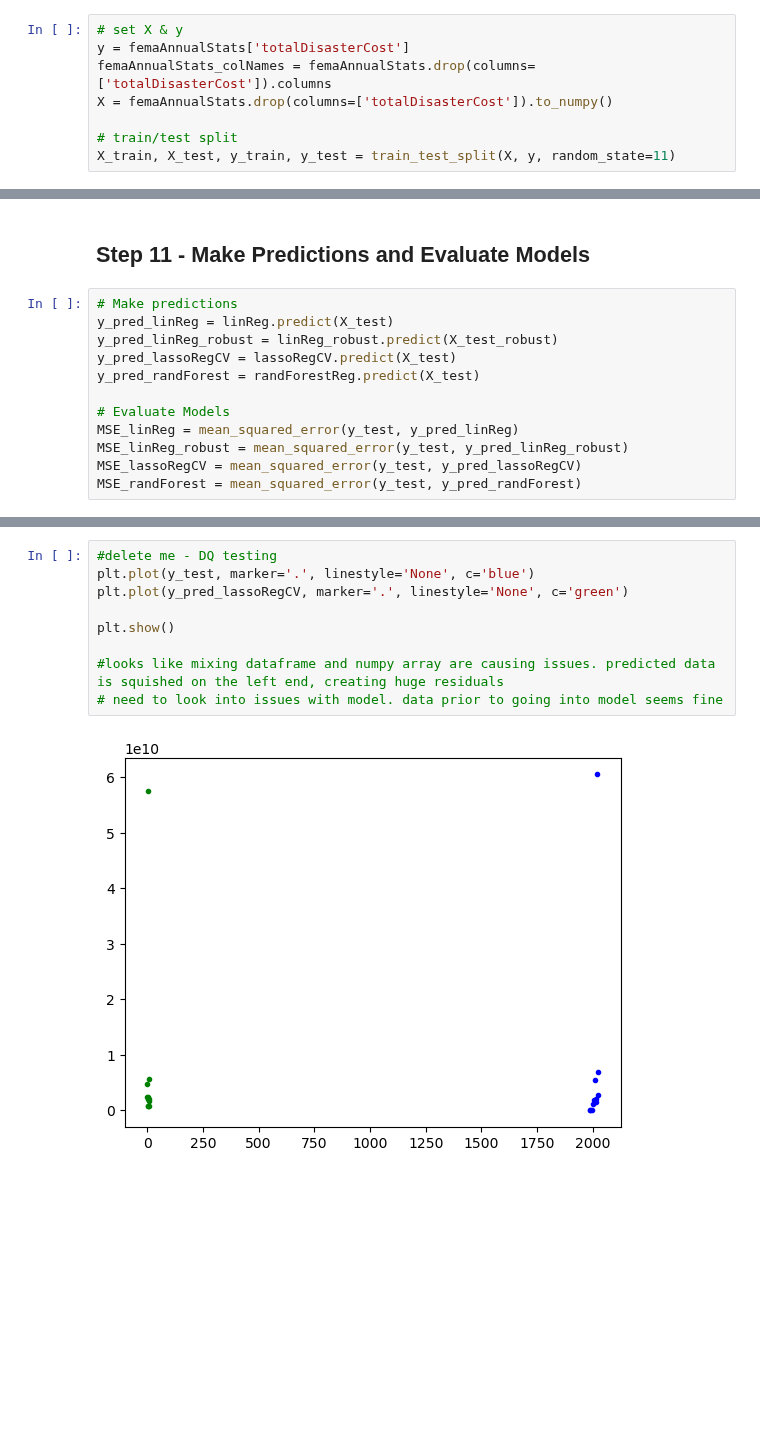
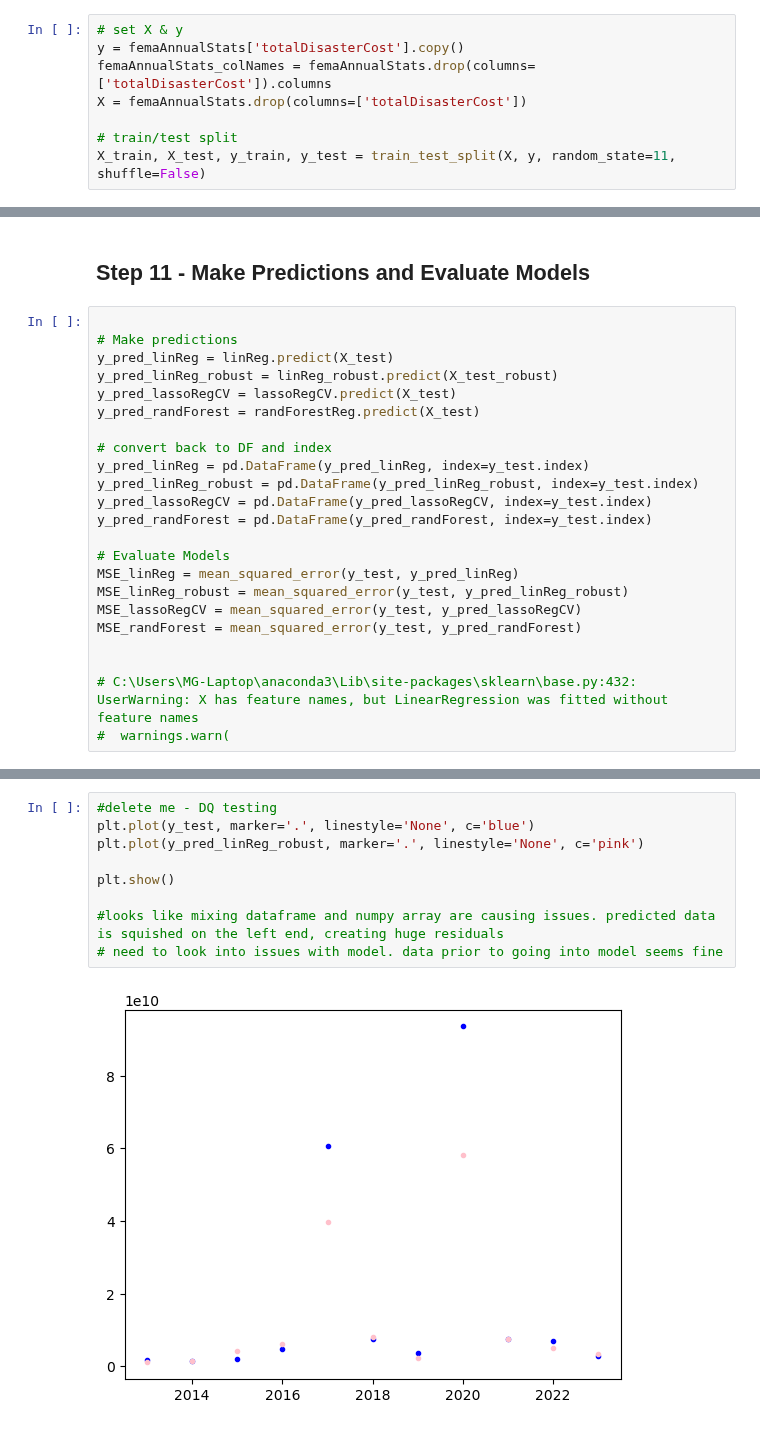
Before and after one commit to mdgarber/FEMADisasterCostForecasting, a Jupyter notebook: femadisastercostforecasting/notebooks/FEMA-Modeling.ipynb, the cells around one changed output, grey strips where cells are left out. Saved outputs shown, nothing was run; the diff lists cells and outputs as text; blank space fills up the shorter version.

```diff
--- a/femadisastercostforecasting/notebooks/FEMA-Modeling.ipynb
+++ b/femadisastercostforecasting/notebooks/FEMA-Modeling.ipynb
@@ -238,12 +249,12 @@ plt.show()
 ## Step 7 - Train/Test Split
 # %%
 # set X & y
-y = femaAnnualStats['totalDisasterCost']
+y = femaAnnualStats['totalDisasterCost'].copy()
 femaAnnualStats_colNames = femaAnnualStats.drop(columns=['totalDisasterCost']).columns
-X = femaAnnualStats.drop(columns=['totalDisasterCost']).to_numpy()
+X = femaAnnualStats.drop(columns=['totalDisasterCost'])
 
 # train/test split
-X_train, X_test, y_train, y_test = train_test_split(X, y, random_state=11)
+X_train, X_test, y_train, y_test = train_test_split(X, y, random_state=11, shuffle=False)
 # %% [markdown]
 ## Step 8 -  Preprocessing
     1. Linear regression model - use robust scaler to handle outliers
@@ -349,16 +360,27 @@ Random Forests R^2 Score: 0.6364095004982416
 # %% [markdown]
 ## Step 11 - Make Predictions and Evaluate Models
 # %%
+
 # Make predictions
 y_pred_linReg = linReg.predict(X_test)
 y_pred_linReg_robust = linReg_robust.predict(X_test_robust)
 y_pred_lassoRegCV = lassoRegCV.predict(X_test)
 y_pred_randForest = randForestReg.predict(X_test)
 
+# convert back to DF and index
+y_pred_linReg = pd.DataFrame(y_pred_linReg, index=y_test.index)
+y_pred_linReg_robust = pd.DataFrame(y_pred_linReg_robust, index=y_test.index)
+y_pred_lassoRegCV = pd.DataFrame(y_pred_lassoRegCV, index=y_test.index)
+y_pred_randForest = pd.DataFrame(y_pred_randForest, index=y_test.index)
+
 # Evaluate Models
 MSE_linReg = mean_squared_error(y_test, y_pred_linReg)
 MSE_linReg_robust = mean_squared_error(y_test, y_pred_linReg_robust)
 MSE_lassoRegCV = mean_squared_error(y_test, y_pred_lassoRegCV)
 MSE_randForest = mean_squared_error(y_test, y_pred_randForest)
+
+
+# C:\Users\MG-Laptop\anaconda3\Lib\site-packages\sklearn\base.py:432: UserWarning: X has feature names, but LinearRegression was fitted without feature names
+#  warnings.warn(
 # %%
 # Print Results
@@ -374,11 +396,11 @@ MSE - Random Forest: 1.0383328195351991e+20
 # %%
 #delete me - DQ testing
 plt.plot(y_test, marker='.', linestyle='None', c='blue')
-plt.plot(y_pred_lassoRegCV, marker='.', linestyle='None', c='green')
+plt.plot(y_pred_linReg_robust, marker='.', linestyle='None', c='pink')
 
 plt.show()
 
 #looks like mixing dataframe and numpy array are causing issues. predicted data is squished on the left end, creating huge residuals
 # need to look into issues with model. data prior to going into model seems fine
 # %% [output]
-[figure, old version]
+[figure, new version]
```
Also changed, not shown: parts of 11 cells of this notebook.
